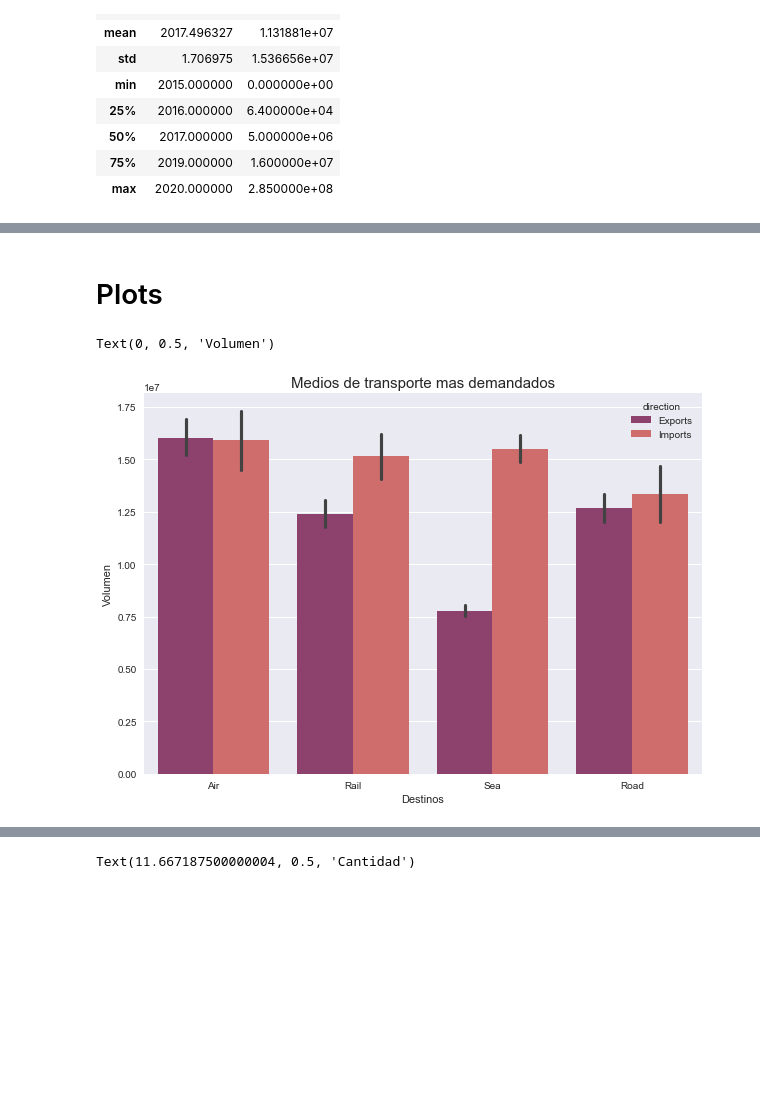
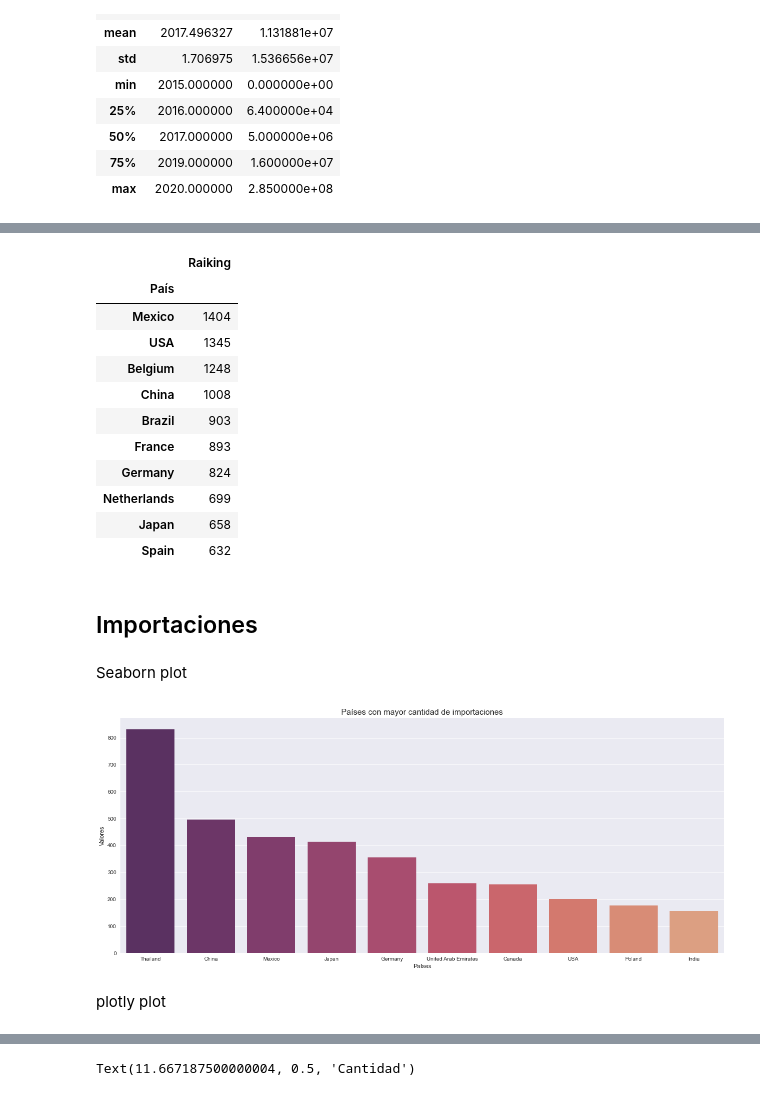
Before and after one commit to josue-islas/EmTech_2, a Jupyter notebook: Notebooks/ISLAS_GASRCILAZO_JOSUE_SABDIEL_PROYECTO.ipynb, the cells around one changed output, grey strips where cells are left out. Drawn from its saved outputs; the diff is of its cells as text; code cells hidden in the pictures; blank space fills up the shorter version.

Commit message:
"Destinos comerciales completado"

```diff
--- a/Notebooks/ISLAS_GASRCILAZO_JOSUE_SABDIEL_PROYECTO.ipynb
+++ b/Notebooks/ISLAS_GASRCILAZO_JOSUE_SABDIEL_PROYECTO.ipynb
@@ -87,0 +174,4 @@ df.describe()
+# %%
+imports_array = []
+[imports_array.append([country, df_Imports[df_Imports['destination'] == country].destination.count()]) for country in df['destination'].unique()]
+print(imports_array)
@@ -87,0 +182,4 @@ df.describe()
+# %%
+df_Imports_ranking = pd.DataFrame(data = imports_array, columns=['País', 'Raiking'])
+df_Imports_ranking.set_index('País', inplace=True)
+df_Imports_ranking.head()
@@ -87,0 +208,3 @@ df.describe()
+# %%
+df_Exports_ranking.sort_values(by='Raiking', ascending=False, inplace = True)
+df_Imports_ranking.sort_values(by='Raiking', ascending=False, inplace = True)
@@ -88,17 +270,34 @@ df.describe()
+# %%
+df_Exports_ranking.iloc[:10]
+# %% [output]
+|  | Raiking |
+| País |  |
+| Mexico | 1404 |
+| USA | 1345 |
+| Belgium | 1248 |
+| China | 1008 |
+| Brazil | 903 |
+| France | 893 |
+| Germany | 824 |
+| Netherlands | 699 |
+| Japan | 658 |
+| Spain | 632 |
 # %% [markdown]
-# Plots
+## Importaciones
+# %% [markdown]
+Seaborn plot
 # %%
-plt.figure(figsize=(10,7))
+plt.figure(figsize=(20, 8))
 sns.barplot(
-    x = df['transport_mode'],
-    y = df['total_value'],
-    hue = df['direction'],
-    order= ['Air', 'Rail', 'Sea', 'Road'],
+    x = df_Imports_ranking.iloc[:10].index,
+    y = df_Imports_ranking['Raiking'].iloc[:10],
     palette = 'flare_r'
-    )
-plt.title('Medios de transporte mas demandados',  fontdict = {'fontsize' : 15})
-plt.xlabel('Destinos')
-plt.ylabel('Volumen')
+)
+plt.title('Países con mayor cantidad de importaciones', fontdict={'fontsize':15})
+plt.xlabel('Países')
+plt.ylabel('Valores')
+plt.show()
 # %% [output]
-Text(0, 0.5, 'Volumen')
-[figure, old version]
+[figure, new version]
+# %% [markdown]
+plotly plot
```
Also changed, not shown: parts of 43 cells of this notebook.
